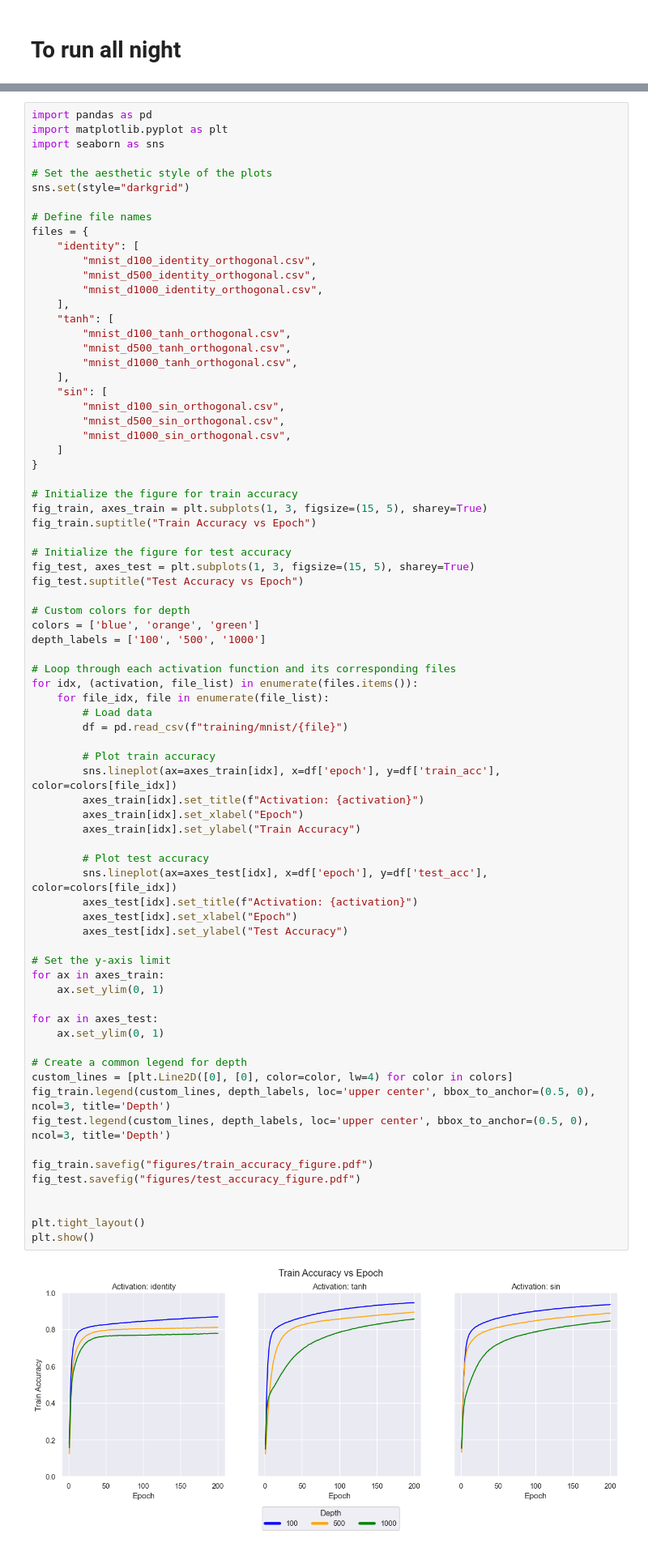
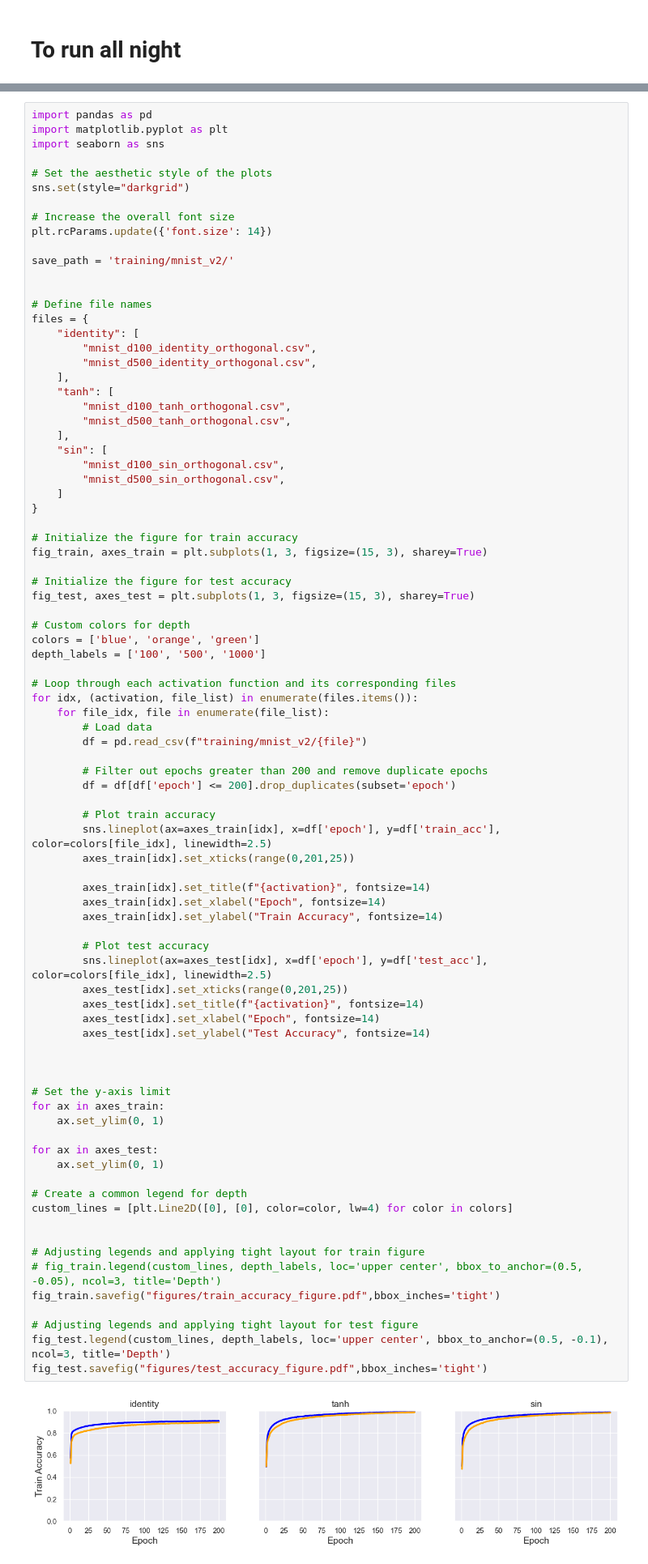
Before and after one commit to Allaa-boutaleb/bngrad, a Jupyter notebook: src/run.ipynb, the cells around one changed output, grey strips where cells are left out. Shown: that part at 81% size. Saved outputs shown, nothing was run; the diff lists cells and outputs as text.

Commit message:
finished training

```diff
--- a/src/run.ipynb
+++ b/src/run.ipynb
@@ -146,72 +146,81 @@ import seaborn as sns
 # Set the aesthetic style of the plots
 sns.set(style="darkgrid")
 
+# Increase the overall font size
+plt.rcParams.update({'font.size': 14})
+
+save_path = 'training/mnist_v2/'
+
+
 # Define file names
 files = {
     "identity": [
         "mnist_d100_identity_orthogonal.csv",
         "mnist_d500_identity_orthogonal.csv",
-        "mnist_d1000_identity_orthogonal.csv",
     ],
     "tanh": [
         "mnist_d100_tanh_orthogonal.csv",
         "mnist_d500_tanh_orthogonal.csv",
-        "mnist_d1000_tanh_orthogonal.csv",
     ],
     "sin": [
         "mnist_d100_sin_orthogonal.csv",
         "mnist_d500_sin_orthogonal.csv",
-        "mnist_d1000_sin_orthogonal.csv",
     ]
 }
 
 # Initialize the figure for train accuracy
-fig_train, axes_train = plt.subplots(1, 3, figsize=(15, 5), sharey=True)
-fig_train.suptitle("Train Accuracy vs Epoch")
+fig_train, axes_train = plt.subplots(1, 3, figsize=(15, 3), sharey=True)
 
 # Initialize the figure for test accuracy
-fig_test, axes_test = plt.subplots(1, 3, figsize=(15, 5), sharey=True)
-fig_test.suptitle("Test Accuracy vs Epoch")
+fig_test, axes_test = plt.subplots(1, 3, figsize=(15, 3), sharey=True)
 
 # Custom colors for depth
 colors = ['blue', 'orange', 'green']
 depth_labels = ['100', '500', '1000']
 
 # Loop through each activation function and its corresponding files
 for idx, (activation, file_list) in enumerate(files.items()):
     for file_idx, file in enumerate(file_list):
         # Load data
-        df = pd.read_csv(f"training/mnist/{file}")
+        df = pd.read_csv(f"training/mnist_v2/{file}")
+
+        # Filter out epochs greater than 200 and remove duplicate epochs
+        df = df[df['epoch'] <= 200].drop_duplicates(subset='epoch')
 
         # Plot train accuracy
-        sns.lineplot(ax=axes_train[idx], x=df['epoch'], y=df['train_acc'], color=colors[file_idx])
-        axes_train[idx].set_title(f"Activation: {activation}")
-        axes_train[idx].set_xlabel("Epoch")
-        axes_train[idx].set_ylabel("Train Accuracy")
+        sns.lineplot(ax=axes_train[idx], x=df['epoch'], y=df['train_acc'], color=colors[file_idx], linewidth=2.5)
+        axes_train[idx].set_xticks(range(0,201,25))
+
+        axes_train[idx].set_title(f"{activation}", fontsize=14)
+        axes_train[idx].set_xlabel("Epoch", fontsize=14)
+        axes_train[idx].set_ylabel("Train Accuracy", fontsize=14)
 
         # Plot test accuracy
-        sns.lineplot(ax=axes_test[idx], x=df['epoch'], y=df['test_acc'], color=colors[file_idx])
-        axes_test[idx].set_title(f"Activation: {activation}")
-        axes_test[idx].set_xlabel("Epoch")
-        axes_test[idx].set_ylabel("Test Accuracy")
+        sns.lineplot(ax=axes_test[idx], x=df['epoch'], y=df['test_acc'], color=colors[file_idx], linewidth=2.5)
+        axes_test[idx].set_xticks(range(0,201,25))
+        axes_test[idx].set_title(f"{activation}", fontsize=14)
+        axes_test[idx].set_xlabel("Epoch", fontsize=14)
+        axes_test[idx].set_ylabel("Test Accuracy", fontsize=14)
+
+
 
 # Set the y-axis limit
 for ax in axes_train:
     ax.set_ylim(0, 1)
 
 for ax in axes_test:
     ax.set_ylim(0, 1)
 
 # Create a common legend for depth
 custom_lines = [plt.Line2D([0], [0], color=color, lw=4) for color in colors]
-fig_train.legend(custom_lines, depth_labels, loc='upper center', bbox_to_anchor=(0.5, 0), ncol=3, title='Depth')
-fig_test.legend(custom_lines, depth_labels, loc='upper center', bbox_to_anchor=(0.5, 0), ncol=3, title='Depth')
-
-fig_train.savefig("figures/train_accuracy_figure.pdf")
-fig_test.savefig("figures/test_accuracy_figure.pdf")
 
 
-plt.tight_layout()
-plt.show()
+# Adjusting legends and applying tight layout for train figure
+# fig_train.legend(custom_lines, depth_labels, loc='upper center', bbox_to_anchor=(0.5, -0.05), ncol=3, title='Depth')
+fig_train.savefig("figures/train_accuracy_figure.pdf",bbox_inches='tight')
+
+# Adjusting legends and applying tight layout for test figure
+fig_test.legend(custom_lines, depth_labels, loc='upper center', bbox_to_anchor=(0.5, -0.1), ncol=3, title='Depth')
+fig_test.savefig("figures/test_accuracy_figure.pdf",bbox_inches='tight')
 # %% [output]
-[figure, old version]
+[figure, new version]
```
Also changed, not shown: parts of 1 cell of this notebook, 21 other files.
